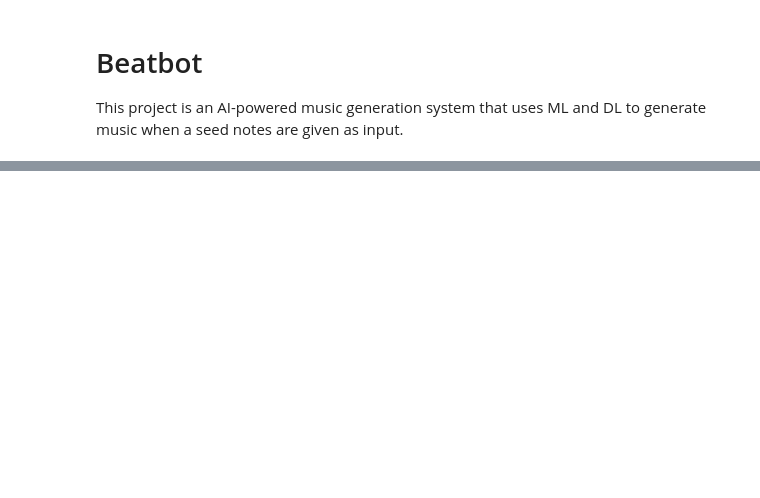
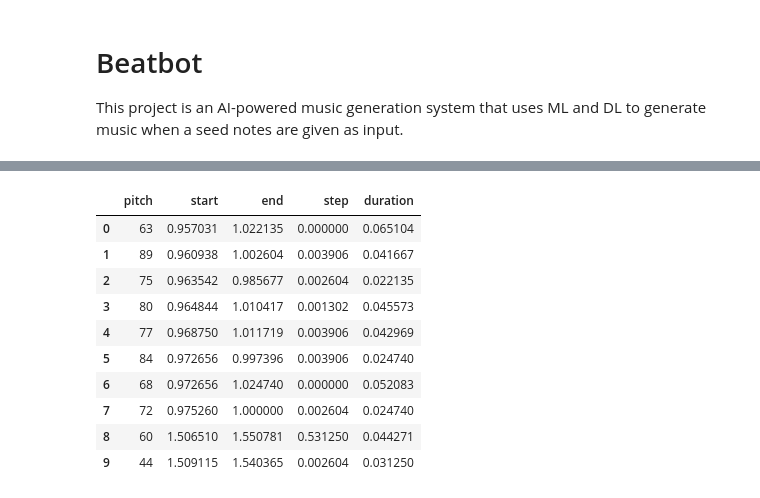
Before and after one commit to jitinchekka/vashisht_hackathon_23, a Jupyter notebook: main.ipynb, the cells around one changed output, grey strips where cells are left out. Drawn from its saved outputs; the diff is of its cells as text; code cells hidden in the pictures; blank space fills up the shorter version.

```diff
--- a/main.ipynb
+++ b/main.ipynb
@@ -14,0 +50,3 @@ pip install
+# %%
+sample_file = glob.glob(str(pathlib.Path('./maestro-v2.0.0')/'**/*.mid*'))[1]
+print(sample_file)
@@ -14,0 +55,6 @@ pip install
+# %%
+import pretty_midi
+file = pretty_midi.PrettyMIDI(sample_file)
+waveform = file.fluidsynth(fs=16000)
+waveform_short = waveform[:30*16000]
+display.Audio(waveform_short, rate=16000)
@@ -14,0 +70,6 @@ pip install
+# %%
+instrument = file.instruments[0]
+
+for i, note in enumerate(instrument.notes[:15]):
+  print(f'{i}: pitch={note.pitch}, note_name={pretty_midi.note_number_to_name(note.pitch)},'
+        f' duration={note.end - note.start:.4f}')
@@ -14,0 +92,32 @@ pip install
+# %%
+def midi_to_df(files: str) -> pd.DataFrame: #This function takes input
+  pm = pretty_midi.PrettyMIDI(files)
+  instrument = pm.instruments[0]
+  notes = collections.defaultdict(list)
+  # Sort the notes by start time
+  sorted_notes = sorted(instrument.notes, key=lambda note: note.start)
+  prev_start = sorted_notes[0].start
+  for note in sorted_notes:
+    start = note.start
+    end = note.end
+    notes['pitch'].append(note.pitch)
+    notes['start'].append(start)
+    notes['end'].append(end)
+    notes['step'].append(start - prev_start)
+    notes['duration'].append(end - start)
+    prev_start = start
+  return pd.DataFrame({name: np.array(value) for name, value in notes.items()})
+music_df = midi_to_df(sample_file)
+music_df.head(10)
+# %% [output]
+|  | pitch | start | end | step | duration |
+| 0 | 63 | 0.957031 | 1.022135 | 0.000000 | 0.065104 |
+| 1 | 89 | 0.960938 | 1.002604 | 0.003906 | 0.041667 |
+| 2 | 75 | 0.963542 | 0.985677 | 0.002604 | 0.022135 |
+| 3 | 80 | 0.964844 | 1.010417 | 0.001302 | 0.045573 |
+| 4 | 77 | 0.968750 | 1.011719 | 0.003906 | 0.042969 |
+| 5 | 84 | 0.972656 | 0.997396 | 0.003906 | 0.024740 |
+| 6 | 68 | 0.972656 | 1.024740 | 0.000000 | 0.052083 |
+| 7 | 72 | 0.975260 | 1.000000 | 0.002604 | 0.024740 |
+| 8 | 60 | 1.506510 | 1.550781 | 0.531250 | 0.044271 |
+| 9 | 44 | 1.509115 | 1.540365 | 0.002604 | 0.031250 |
```
Also changed, not shown: parts of 21 cells of this notebook.
